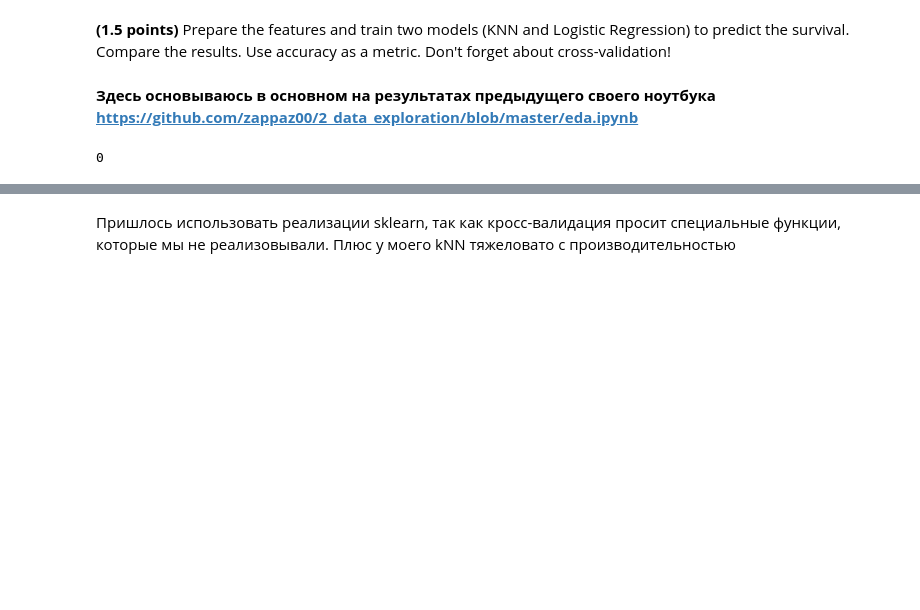
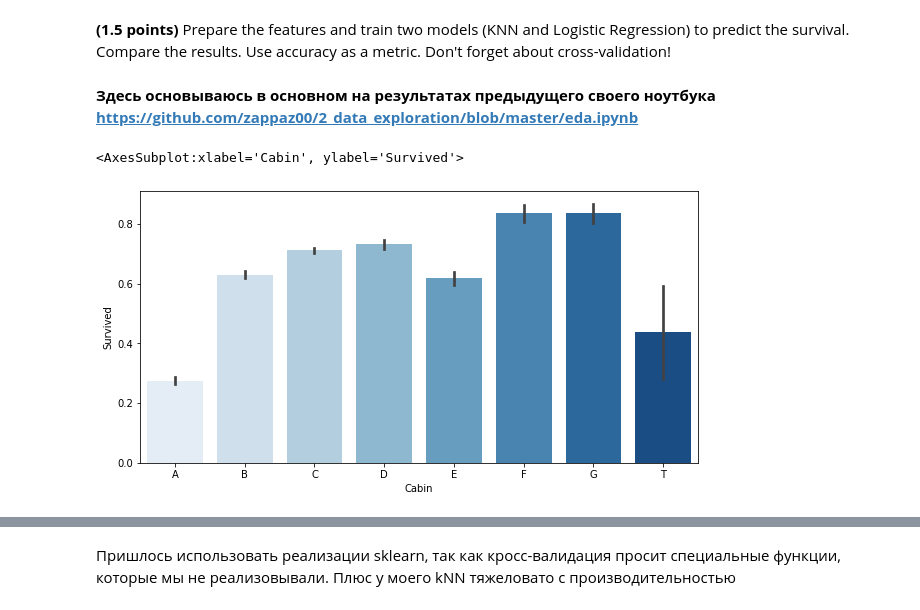
Before and after one commit to zappaz00/5_classification_linear_knn, a Jupyter notebook: hw_classification.ipynb, the cells around one changed output, grey strips where cells are left out. Drawn from its saved outputs; the diff is of its cells as text; code cells hidden in the pictures; blank space fills up the shorter version.

```diff
--- a/hw_classification.ipynb
+++ b/hw_classification.ipynb
@@ -662,24 +662,3 @@ Think about the ways to handle these missing values for modelling and write your
 **(1.5 points)** Prepare the features and train two models (KNN and Logistic Regression) to predict the survival. Compare the results. Use accuracy as a metric. Don't forget about cross-validation!
 # %% [markdown]
 **Здесь основываюсь в основном на результатах предыдущего своего ноутбука https://github.com/zappaz00/2_data_exploration/blob/master/eda.ipynb**
-# %%
-data_prepared = data.copy()
-data_prepared = data_prepared.drop(['Name', 'Ticket'], axis=1)
-data_prepared['Rel'] = data_prepared['SibSp'] + data_prepared['Parch']
-data_prepared['Cabin'] = data_prepared['Cabin'].apply(lambda s: s[0] if isinstance(s, str) else None)
-
-cabin_value_counts = data_prepared['Cabin'].value_counts()
-embarked_value_counts = data_prepared['Embarked'].value_counts()
-
-data_prepared['Age'][data_prepared['Age'].isna()] = data_prepared['Age'].median()
-data_prepared['Fare'][data_prepared['Fare'].isna()] = data_prepared['Fare'].median()
-data_prepared['Cabin'][data_prepared['Cabin'].isna()] = cabin_value_counts.index[cabin_value_counts.argmax()]
-data_prepared['Embarked'][data_prepared['Embarked'].isna()] = embarked_value_counts.index[embarked_value_counts.argmax()]
-
-data_prepared['Cabin'] = pd.factorize(data_prepared['Cabin'])[0]
-data_prepared['Sex'] = pd.factorize(data_prepared['Sex'])[0]
-data_prepared['Embarked'] = pd.factorize(data_prepared['Embarked'])[0]
-
-data_prepared.isna().sum().sum()
-# %% [output]
-0
@@ -685,0 +668,5 @@ data_prepared.isna().sum().sum()
+# %%
+sns.barplot(data=data_prepared, x='Cabin', y='Survived', palette = 'Blues', order=['A', 'B', 'C', 'D', 'E', 'F', 'G', 'T'])
+# %% [output]
+<AxesSubplot:xlabel='Cabin', ylabel='Survived'>
+[figure, added]
```
Also changed, not shown: parts of 28 cells of this notebook, 2 other files.
